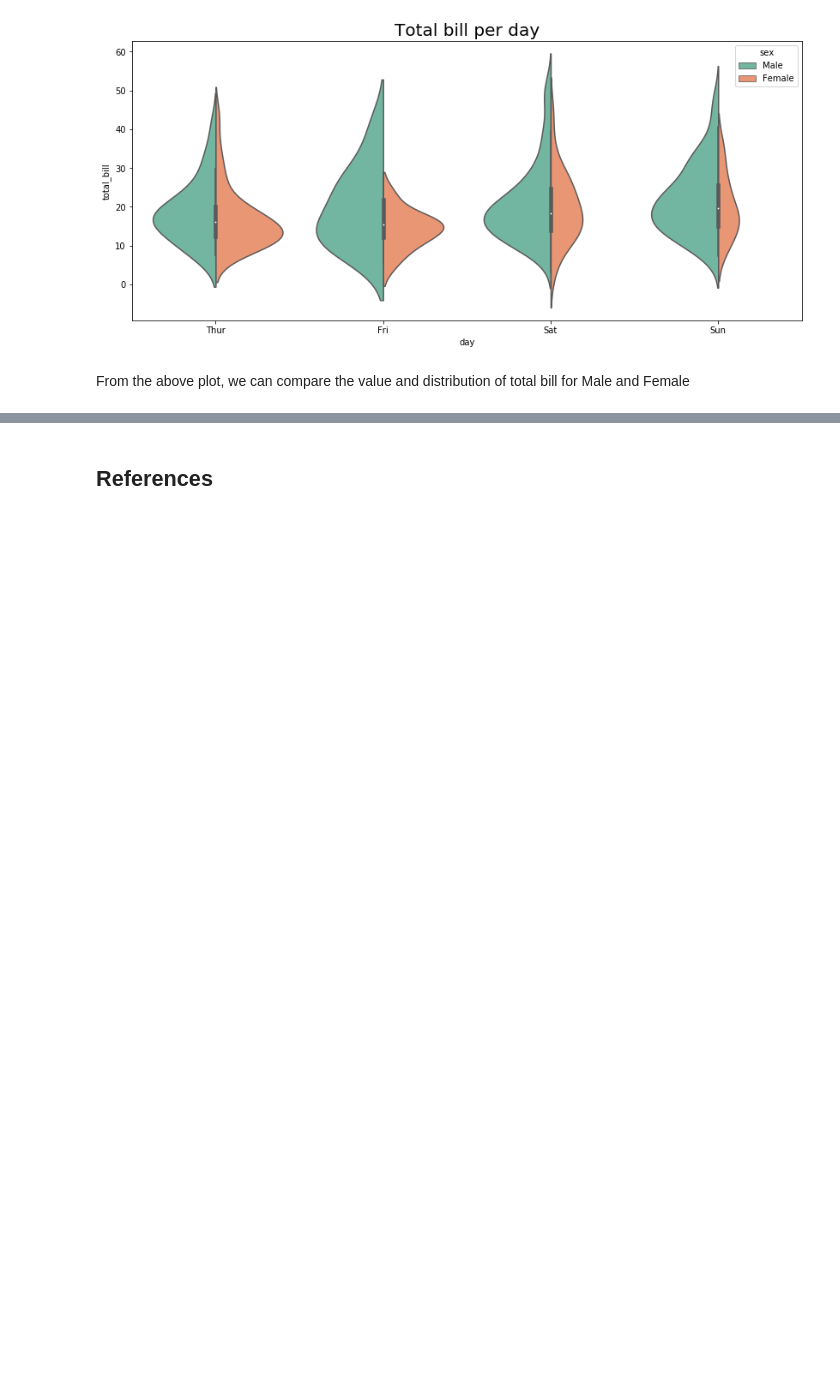
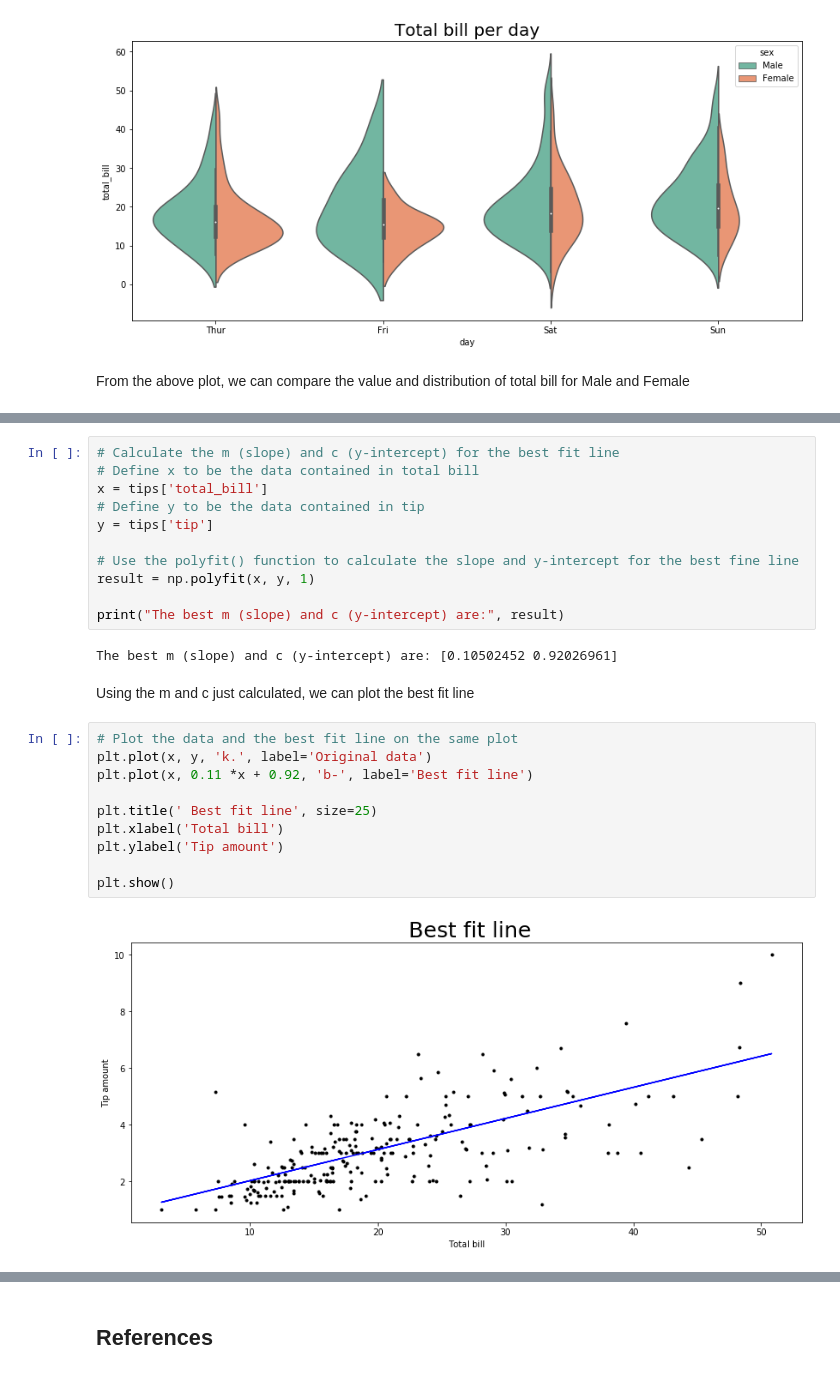
Before and after one commit to BarryClarke/Fundamentals---Assessment-2019, a Jupyter notebook: Tips dataset.ipynb, the cells around one changed output, grey strips where cells are left out. Saved outputs shown, nothing was run; the diff lists cells and outputs as text; blank space fills up the shorter version.

```diff
--- a/Tips dataset.ipynb
+++ b/Tips dataset.ipynb
@@ -291,0 +345,27 @@ From the above plot, we can compare the value and distribution of total bill for
+# %%
+# Calculate the m (slope) and c (y-intercept) for the best fit line
+# Define x to be the data contained in total bill
+x = tips['total_bill']
+# Define y to be the data contained in tip
+y = tips['tip']
+
+# Use the polyfit() function to calculate the slope and y-intercept for the best fine line
+result = np.polyfit(x, y, 1)
+
+print("The best m (slope) and c (y-intercept) are:", result)
+# %% [output]
+The best m (slope) and c (y-intercept) are: [0.10502452 0.92026961]
+# %% [markdown]
+Using the m and c just calculated, we can plot the best fit line
+# %%
+# Plot the data and the best fit line on the same plot
+plt.plot(x, y, 'k.', label='Original data')
+plt.plot(x, 0.11 *x + 0.92, 'b-', label='Best fit line')
+
+plt.title(' Best fit line', size=25)
+plt.xlabel('Total bill')
+plt.ylabel('Tip amount')
+
+plt.show()
+# %% [output]
+[figure, added]
```
Also changed, not shown: parts of 36 cells of this notebook.
